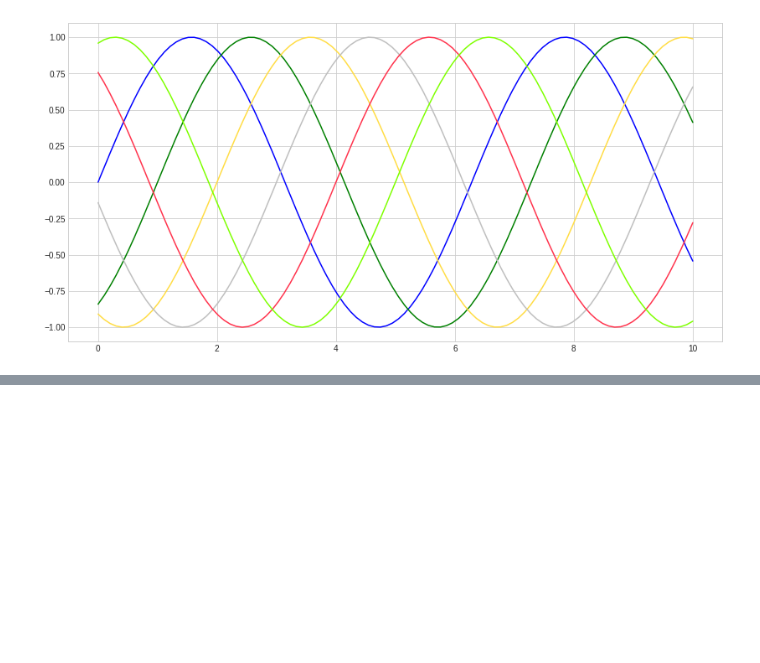
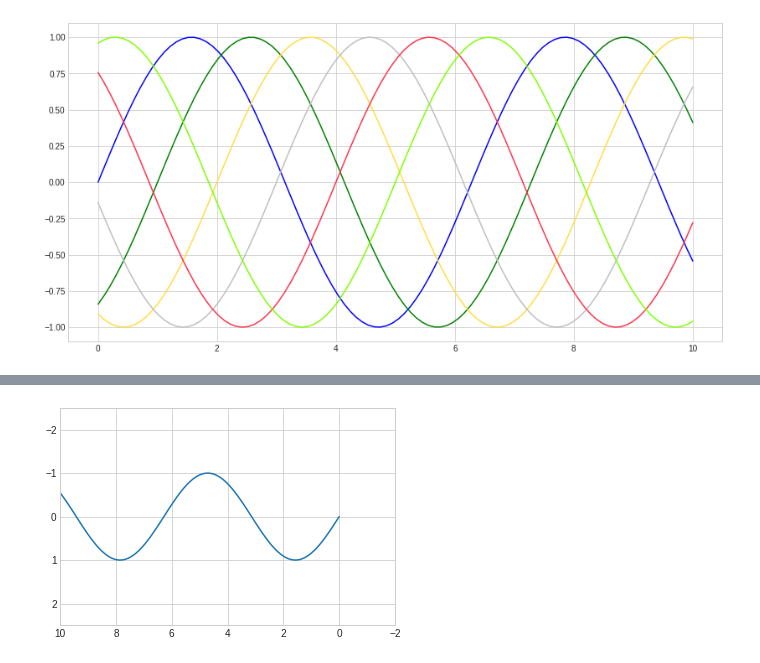
Before and after one commit to KazumaShachou/DataScience, a Jupyter notebook: Matplotlib__1.ipynb, the cells around one changed output, grey strips where cells are left out. Saved outputs shown, nothing was run; the diff lists cells and outputs as text; code cells hidden in the pictures; blank space fills up the shorter version.

```diff
--- a/Matplotlib__1.ipynb
+++ b/Matplotlib__1.ipynb
@@ -91,0 +114,7 @@ plt.plot(x, np.sin(x - 5), color = 'chartreuse');
+# %%
+#if you want to reverse, just reverse the numbers order
+plt.plot(x, np.sin(x))
+plt.xlim(10, -2)
+plt.ylim(2.5, -2.5);
+# %% [output]
+[figure, added]
```
Also changed, not shown: parts of 10 cells of this notebook.
